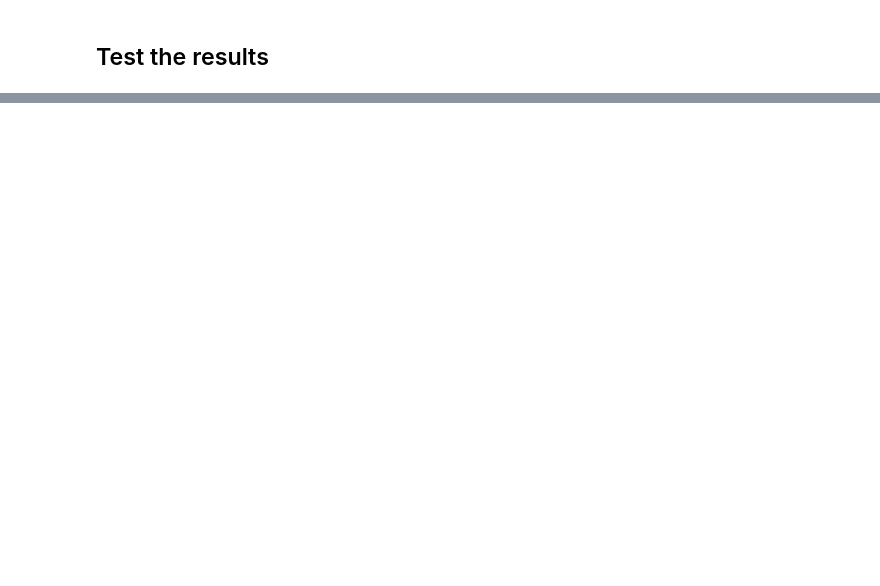
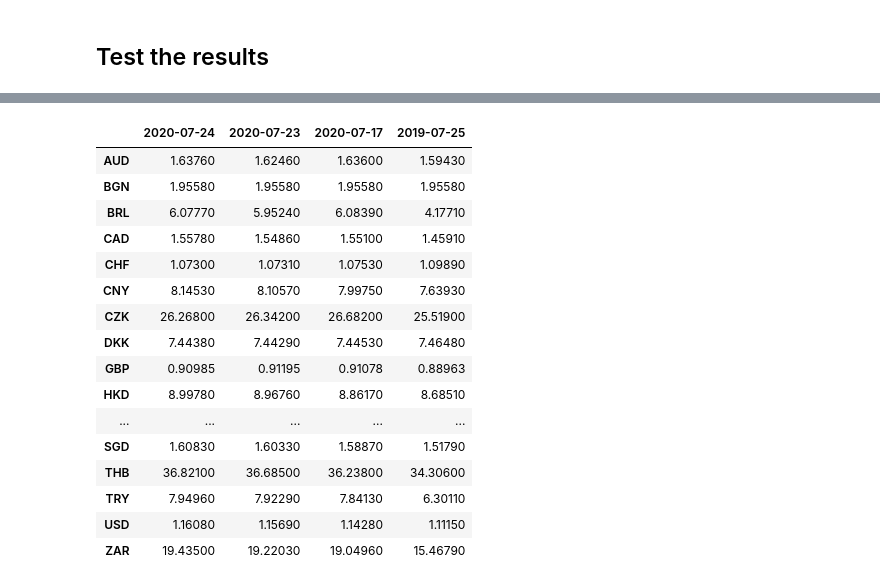
Before and after one commit to ironhack-bcn-data-pt/notebooks, a Jupyter notebook: 6.2.1.Api_exchange.ipynb, the cells around one changed output, grey strips where cells are left out. Cells and saved outputs as stored; diff of their text form; code cells hidden in the pictures; blank space fills up the shorter version.

```diff
--- a/6.2.1.Api_exchange.ipynb
+++ b/6.2.1.Api_exchange.ipynb
@@ -35,0 +223,12 @@ print(f'{cantidad_en_euros} dolares canadiendes son {cantidad_en_dolares:.2f} d
+# %%
+today = datetime.today()
+yesterday = datetime.today() - timedelta(days=1)
+day_before = datetime.today() - timedelta(days=2)
+last_week = yesterday - timedelta(weeks=1)
+last_year = today.replace(year=today.year-1)
+
+today = datetime.strftime(today,'%Y-%m-%d')
+yesterday = datetime.strftime(yesterday,'%Y-%m-%d')
+day_before = datetime.strftime(day_before,'%Y-%m-%d')
+last_week = datetime.strftime(last_week,'%Y-%m-%d')
+last_year = datetime.strftime(last_year,'%Y-%m-%d')
@@ -35,0 +320,20 @@ print(f'{cantidad_en_euros} dolares canadiendes son {cantidad_en_dolares:.2f} d
+# %%
+df
+# %% [output]
+|  | 2020-07-24 | 2020-07-23 | 2020-07-17 | 2019-07-25 |
+| AUD | 1.63760 | 1.62460 | 1.63600 | 1.59430 |
+| BGN | 1.95580 | 1.95580 | 1.95580 | 1.95580 |
+| BRL | 6.07770 | 5.95240 | 6.08390 | 4.17710 |
+| CAD | 1.55780 | 1.54860 | 1.55100 | 1.45910 |
+| CHF | 1.07300 | 1.07310 | 1.07530 | 1.09890 |
+| CNY | 8.14530 | 8.10570 | 7.99750 | 7.63930 |
+| CZK | 26.26800 | 26.34200 | 26.68200 | 25.51900 |
+| DKK | 7.44380 | 7.44290 | 7.44530 | 7.46480 |
+| GBP | 0.90985 | 0.91195 | 0.91078 | 0.88963 |
+| HKD | 8.99780 | 8.96760 | 8.86170 | 8.68510 |
+| ... | ... | ... | ... | ... |
+| SGD | 1.60830 | 1.60330 | 1.58870 | 1.51790 |
+| THB | 36.82100 | 36.68500 | 36.23800 | 34.30600 |
+| TRY | 7.94960 | 7.92290 | 7.84130 | 6.30110 |
+| USD | 1.16080 | 1.15690 | 1.14280 | 1.11150 |
+| ZAR | 19.43500 | 19.22030 | 19.04960 | 15.46790 |
```
Also changed, not shown: parts of 49 cells of this notebook.
